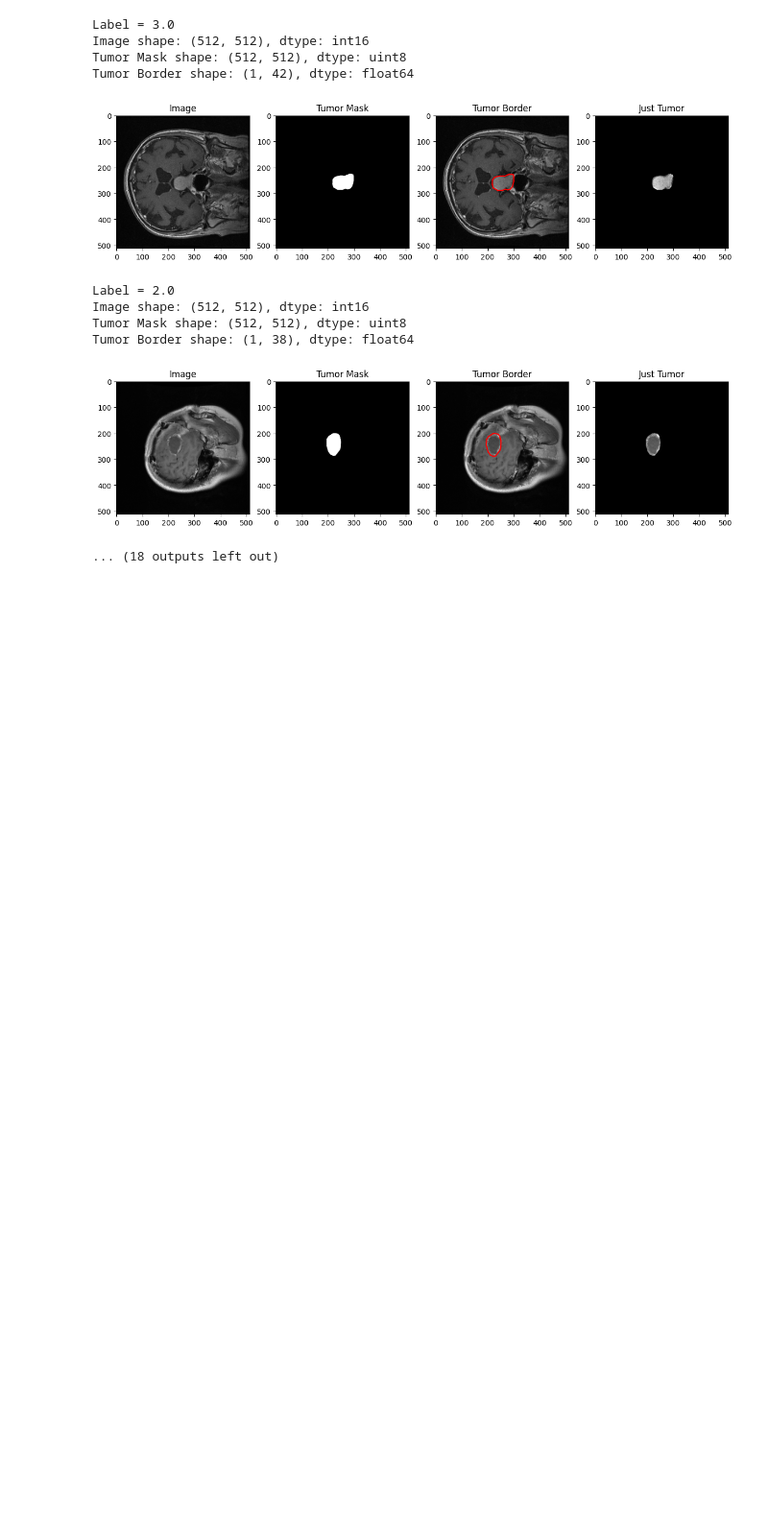
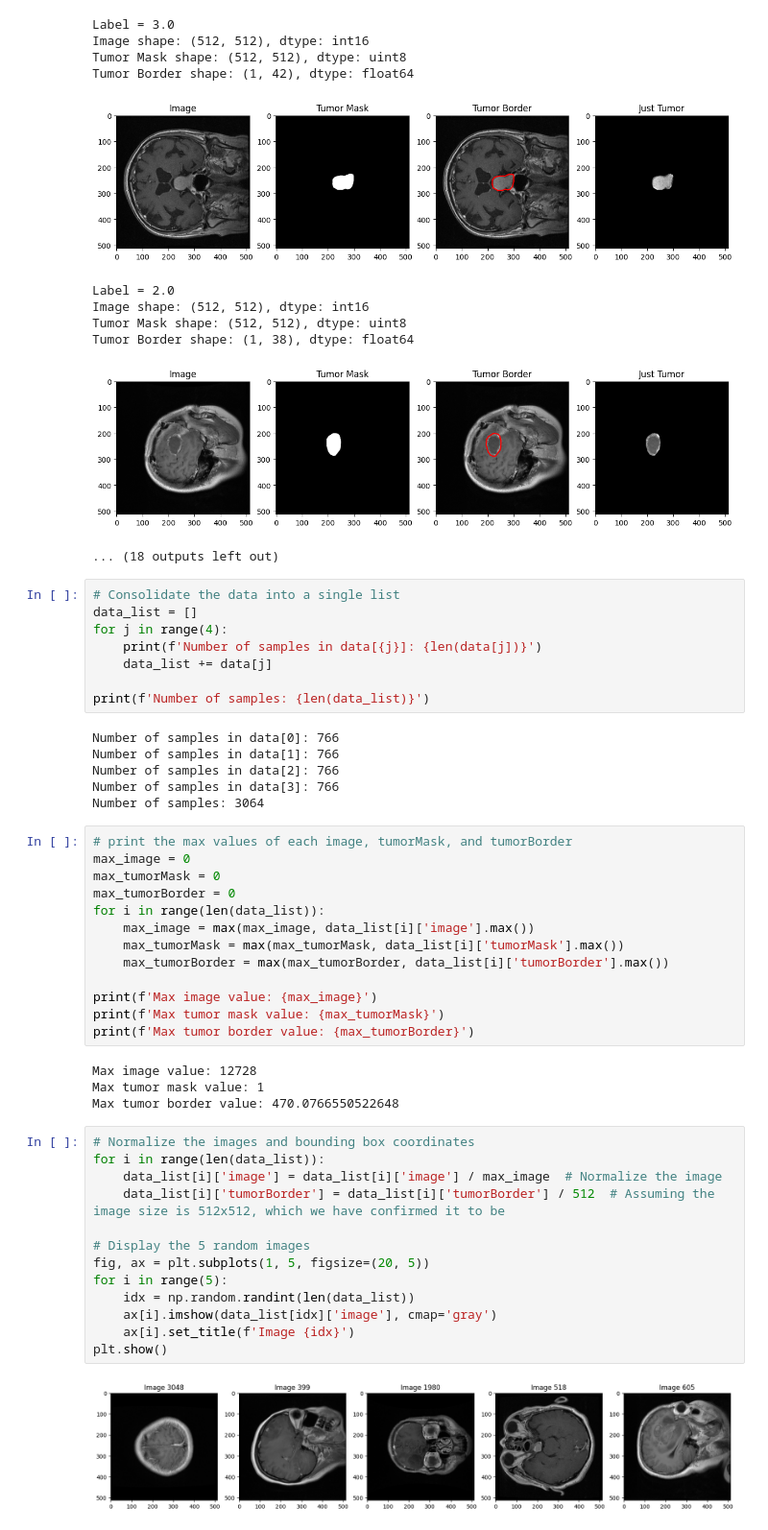
Before and after one commit to Arvind-t33/Brain_Tumor_Classifier, a Jupyter notebook: data_preprocess.ipynb, the cells around one changed output. Shown at 96% size. Drawn from its saved outputs; the diff is of its cells as text; blank space fills up the shorter version.

Commit message:
normalized data and configured a base model

```diff
--- a/data_preprocess.ipynb
+++ b/data_preprocess.ipynb
@@ -185,3 +185,49 @@ Tumor Mask shape: (512, 512), dtype: uint8
 Tumor Border shape: (1, 38), dtype: float64
 [figure]
 ... (18 outputs left out)
+# %%
+# Consolidate the data into a single list
+data_list = []
+for j in range(4):
+    print(f'Number of samples in data[{j}]: {len(data[j])}')
+    data_list += data[j]
+
+print(f'Number of samples: {len(data_list)}')
+# %% [output]
+Number of samples in data[0]: 766
+Number of samples in data[1]: 766
+Number of samples in data[2]: 766
+Number of samples in data[3]: 766
+Number of samples: 3064
+# %%
+# print the max values of each image, tumorMask, and tumorBorder
+max_image = 0
+max_tumorMask = 0
+max_tumorBorder = 0
+for i in range(len(data_list)):
+    max_image = max(max_image, data_list[i]['image'].max())
+    max_tumorMask = max(max_tumorMask, data_list[i]['tumorMask'].max())
+    max_tumorBorder = max(max_tumorBorder, data_list[i]['tumorBorder'].max())
+
+print(f'Max image value: {max_image}')
+print(f'Max tumor mask value: {max_tumorMask}')
+print(f'Max tumor border value: {max_tumorBorder}')
+# %% [output]
+Max image value: 12728
+Max tumor mask value: 1
+Max tumor border value: 470.0766550522648
+# %%
+# Normalize the images and bounding box coordinates
+for i in range(len(data_list)):
+    data_list[i]['image'] = data_list[i]['image'] / max_image  # Normalize the image
+    data_list[i]['tumorBorder'] = data_list[i]['tumorBorder'] / 512  # Assuming the image size is 512x512, which we have confirmed it to be
+
+# Display the 5 random images
+fig, ax = plt.subplots(1, 5, figsize=(20, 5))
+for i in range(5):
+    idx = np.random.randint(len(data_list))
+    ax[i].imshow(data_list[idx]['image'], cmap='gray')
+    ax[i].set_title(f'Image {idx}')
+plt.show()
+# %% [output]
+[figure, added]
```
Also changed, not shown: parts of 7 cells of this notebook.
